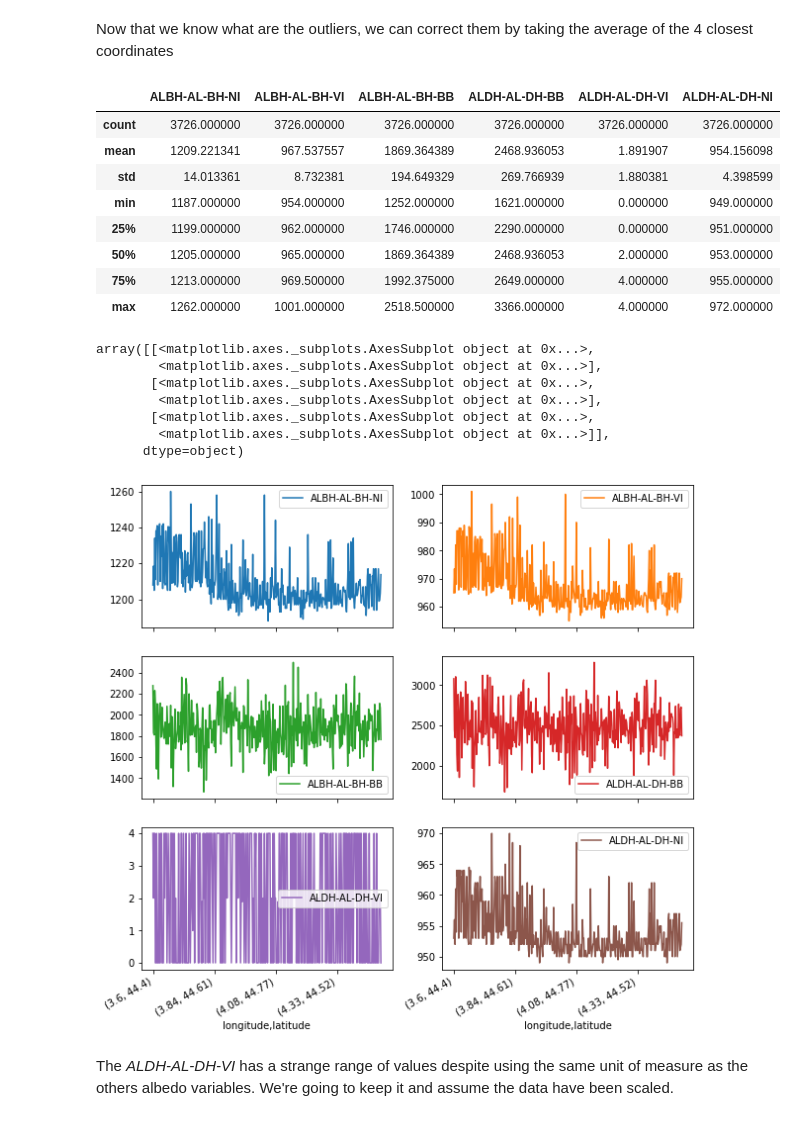
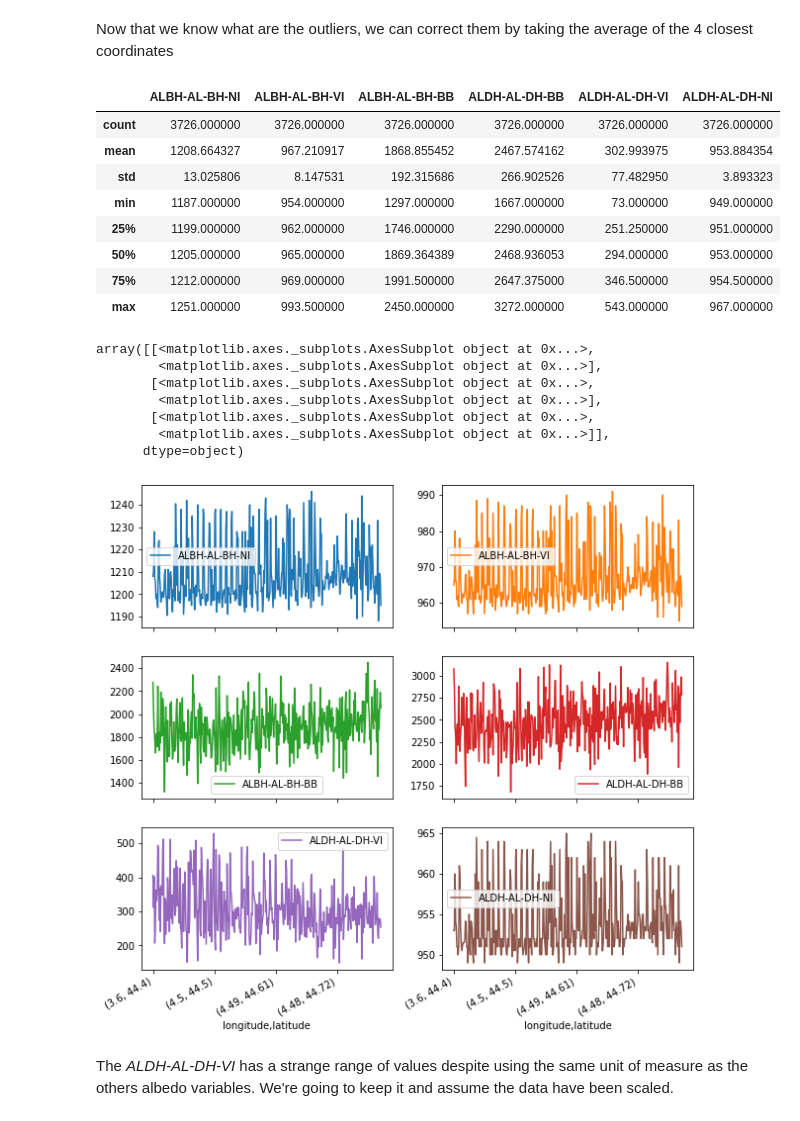
Before and after one commit to vincenzomadaghiele/Regression-of-biodiversity-indicators, a Jupyter notebook: get_dataset/date_cleaning.ipynb, the cells around one changed output. Saved outputs shown, nothing was run; the diff lists cells and outputs as text; code cells hidden in the pictures.

```diff
--- a/get_dataset/date_cleaning.ipynb
+++ b/get_dataset/date_cleaning.ipynb
@@ -101,7 +101,7 @@ array([[<matplotlib.axes._subplots.AxesSubplot object at 0x...>,
 
 The land dataset has been retrieved from the *Copernicus Land Service*, we manually checked the feature and excluded some of them.
 # %%
-df_land = pd.read_csv('./france_land.csv')
+df_land = pd.read_csv('./france_land_v2.csv')
 df_land = df_land.drop(columns=['Unnamed: 0'])
 
 # Retrieving only data of our location
@@ -262,0 +243,5 @@ dtype: int64
+# %%
+mask = (np.abs(stats.zscore(df_land_albedo)) > 3)
+
+df_land_albedo[mask] = None
+df_land_albedo.isna().sum()
@@ -265,37 +258,35 @@ Now that we know what are the outliers, we can correct them by taking the averag
 # %%
 # Not yet implemented
 '''def get_avg_value(dataset, mask, lon, lat, precision, standard_value, margin):
     values = [standard_value] * 4
     # up, left, down, right same as margin array
     directions = [[0, 1], [-1, 0], [0, -1], [1, 0]]
 
     i = precision
     for dir, p in enumerate(directions):
         i = precision
         while(i <= margin[p]):
             if(mask.loc[i, lat+precision]):
                 up = dataset.loc[lon, lat+precision]
                 break;
 
     return np.mean(values)
 '''
 
-
-df_land_albedo[mask == False] = None
 df_land_albedo.fillna(df_land_albedo.mean(), inplace=True)
 df_land_albedo.describe()
 #for coord in mask[mask == False].index:
 #    df_land_albedo.loc[coord] = get_avg_value(df_land_albedo, mask)
 # %% [output]
 |  | ALBH-AL-BH-NI | ALBH-AL-BH-VI | ALBH-AL-BH-BB | ALDH-AL-DH-BB | ALDH-AL-DH-VI | ALDH-AL-DH-NI |
 | count | 3726.000000 | 3726.000000 | 3726.000000 | 3726.000000 | 3726.000000 | 3726.000000 |
-| mean | 1209.221341 | 967.537557 | 1869.364389 | 2468.936053 | 1.891907 | 954.156098 |
-| std | 14.013361 | 8.732381 | 194.649329 | 269.766939 | 1.880381 | 4.398599 |
-| min | 1187.000000 | 954.000000 | 1252.000000 | 1621.000000 | 0.000000 | 949.000000 |
-| 25% | 1199.000000 | 962.000000 | 1746.000000 | 2290.000000 | 0.000000 | 951.000000 |
-| 50% | 1205.000000 | 965.000000 | 1869.364389 | 2468.936053 | 2.000000 | 953.000000 |
-| 75% | 1213.000000 | 969.500000 | 1992.375000 | 2649.000000 | 4.000000 | 955.000000 |
-| max | 1262.000000 | 1001.000000 | 2518.500000 | 3366.000000 | 4.000000 | 972.000000 |
+| mean | 1208.664327 | 967.210917 | 1868.855452 | 2467.574162 | 302.993975 | 953.884354 |
+| std | 13.025806 | 8.147531 | 192.315686 | 266.902526 | 77.482950 | 3.893323 |
+| min | 1187.000000 | 954.000000 | 1297.000000 | 1667.000000 | 73.000000 | 949.000000 |
+| 25% | 1199.000000 | 962.000000 | 1746.000000 | 2290.000000 | 251.250000 | 951.000000 |
+| 50% | 1205.000000 | 965.000000 | 1869.364389 | 2468.936053 | 294.000000 | 953.000000 |
+| 75% | 1212.000000 | 969.000000 | 1991.500000 | 2647.375000 | 346.500000 | 954.500000 |
+| max | 1251.000000 | 993.500000 | 2450.000000 | 3272.000000 | 543.000000 | 967.000000 |
 # %%
 df_land_albedo[::10].plot(subplots=True, layout=(3,2), figsize=(10,10))
 # %% [output]
@@ -306,7 +297,7 @@ array([[<matplotlib.axes._subplots.AxesSubplot object at 0x...>,
        [<matplotlib.axes._subplots.AxesSubplot object at 0x...>,
         <matplotlib.axes._subplots.AxesSubplot object at 0x...>]],
       dtype=object)
-[figure, old version]
+[figure, new version]
 # %% [markdown]
 The *ALDH-AL-DH-VI* has a strange range of values despite using the same unit of measure as the others albedo variables. We're going to keep it and assume the data have been scaled.
 # %%
```
Also changed, not shown: parts of 13 cells of this notebook.
